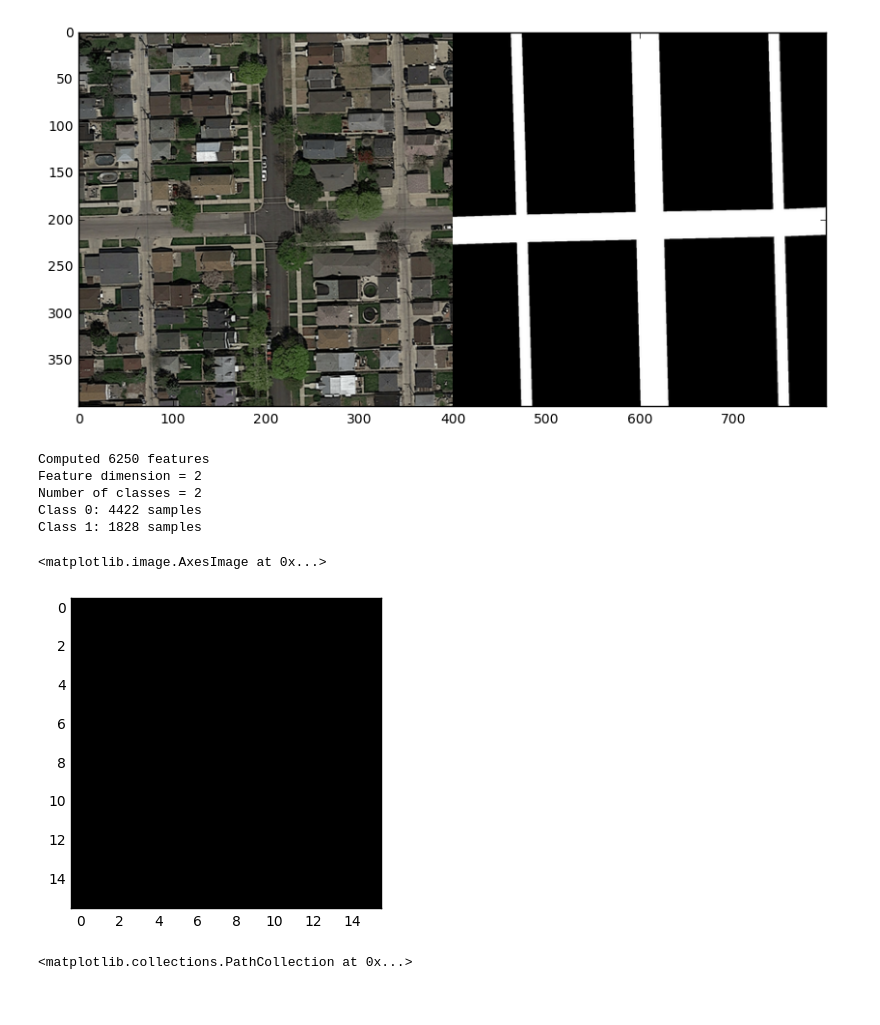
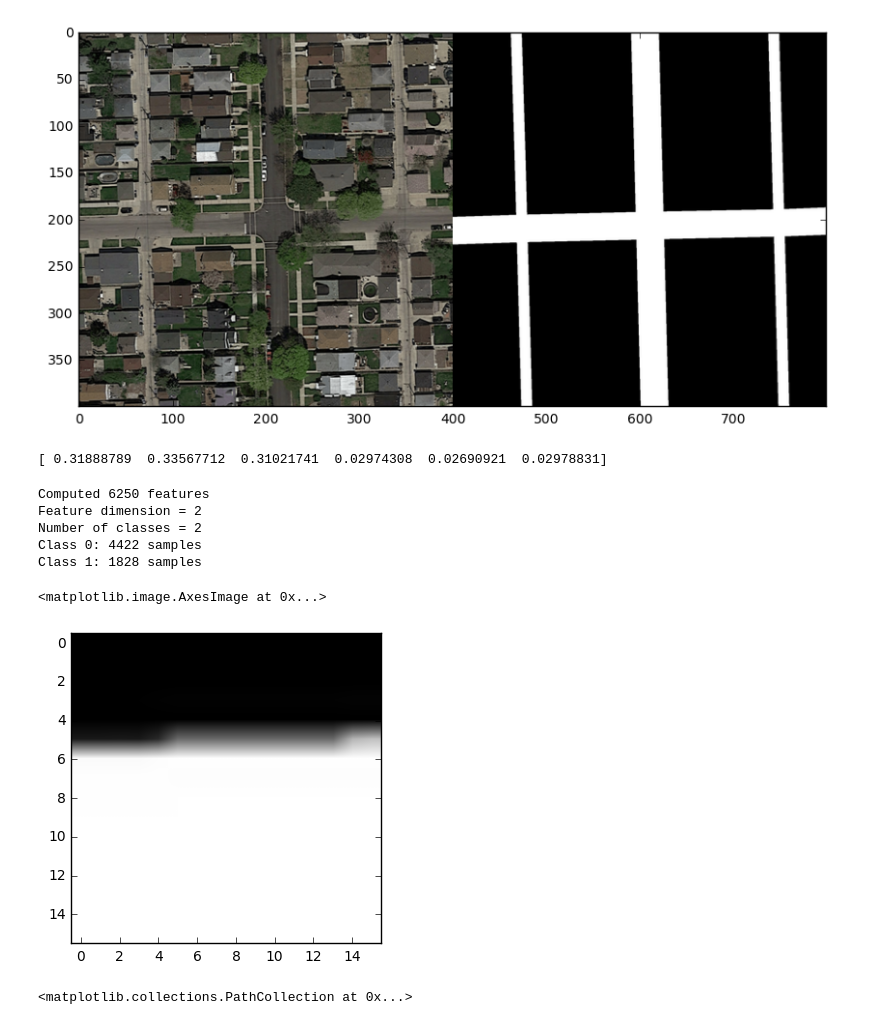
Before and after one commit to robines-wins/ML-project-2-Tweet-Sentiment-Analysis, a Jupyter notebook: project_road_segmentation/segment_aerial_images.ipynb, the cells around one changed output. Drawn from its saved outputs; the diff is of its cells as text; code cells hidden in the pictures.

```diff
--- a/project_road_segmentation/segment_aerial_images.ipynb
+++ b/project_road_segmentation/segment_aerial_images.ipynb
@@ -112,6 +111,11 @@ def extract_img_features(filename):
     img_patches = img_crop(img, patch_size, patch_size)
     X = np.asarray([ extract_features_2d(img_patches[i]) for i in range(len(img_patches))])
     return X
+# %%
+X = extract_features(img_patches[2])
+print(X)
+# %% [output]
+[ 0.31888789  0.33567712  0.31021741  0.02974308  0.02690921  0.02978831]
 # %%
 # Compute features for each image patch
 foreground_threshold = 0.25 # percentage of pixels > 1 required to assign a foreground label to a patch
@@ -144,10 +148,10 @@ Class 0: 4422 samples
 Class 1: 1828 samples
 # %%
 # Display a patch that belongs to the foreground class
-plt.imshow(gt_patches[Y1[3]], cmap='Greys_r')
+plt.imshow(gt_patches[Y1[0]], cmap='Greys_r')
 # %% [output]
 <matplotlib.image.AxesImage at 0x...>
-[figure, old version]
+[figure, new version]
 # %%
 # Plot 2d features using groundtruth to color the datapoints
 plt.scatter(X[:, 0], X[:, 1], c=Y, edgecolors='k', cmap=plt.cm.Paired)
```
Also changed, not shown: parts of 5 cells of this notebook, 14 other files.
